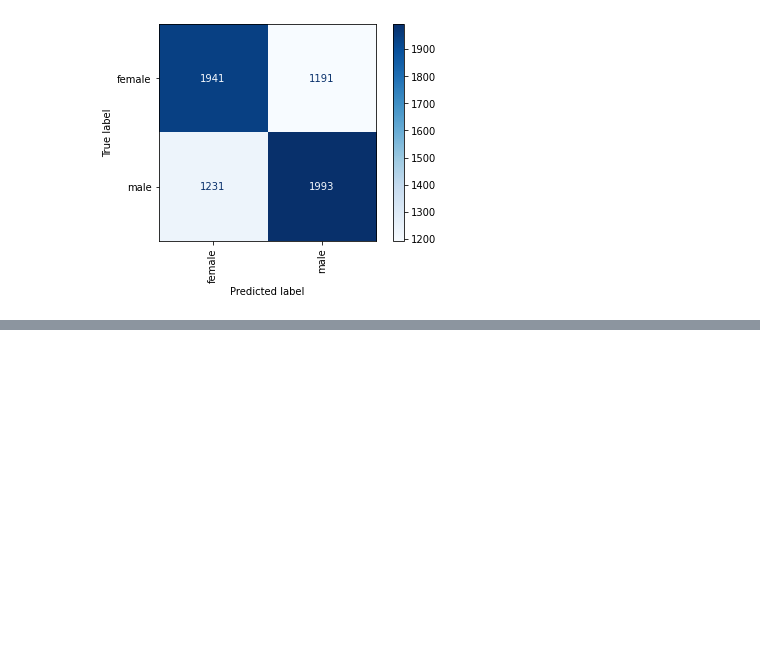
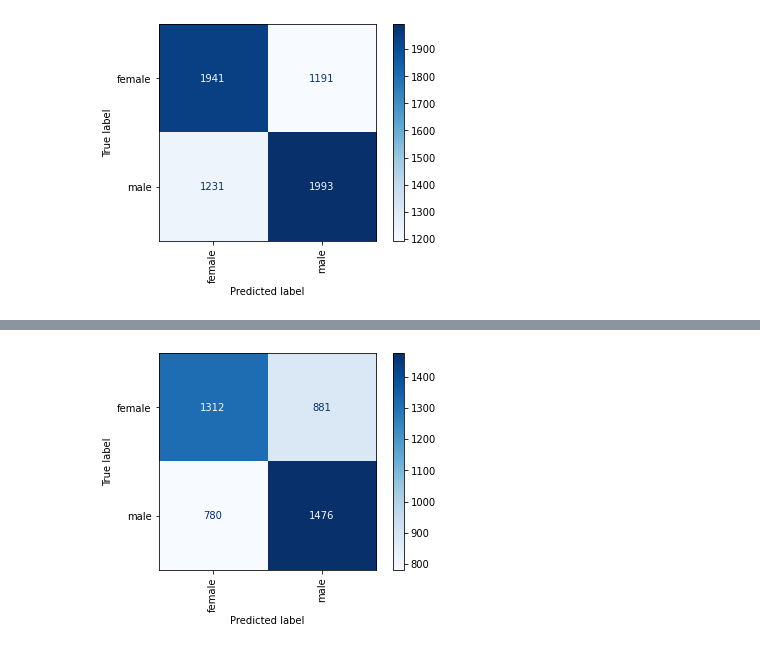
Before and after one commit to dimboump/clips-internship, a Jupyter notebook: Stylene v2/models/gender/gender_rf.ipynb, the cells around one changed output, grey strips where cells are left out. Saved outputs shown, nothing was run; the diff lists cells and outputs as text; code cells hidden in the pictures; blank space fills up the shorter version.

```diff
--- a/Stylene v2/models/gender/gender_rf.ipynb
+++ b/Stylene v2/models/gender/gender_rf.ipynb
@@ -174,0 +185,27 @@ disp.ax_.tick_params(axis='x', rotation=90);
+# %%
+ch_2grams_cv = TfidfVectorizer(analyzer='char', ngram_range=(2, 2), max_features=1000)
+ch_3grams_cv = TfidfVectorizer(analyzer='char', ngram_range=(3, 3), max_features=1000)
+wd_2grams_cv = TfidfVectorizer(analyzer='word', ngram_range=(2, 2), max_features=1000)
+wd_3grams_cv = TfidfVectorizer(analyzer='word', ngram_range=(3, 3), max_features=1000)
+
+ct = ColumnTransformer([
+    ('vect_ch_2', ch_2grams_cv, 'tokenized'),
+    ('vect_ch_3', ch_3grams_cv, 'tokenized'),
+    ('vect_wd_2', wd_2grams_cv, 'tokenized'),
+    ('vect_wd_3', wd_3grams_cv, 'tokenized'),
+], remainder='drop', n_jobs=-1)
+
+rf = RandomForestClassifier()
+
+pipe = make_pipeline(ct, rf)
+# %%
+param_grid = {
+    'randomforestclassifier__n_estimators': [1000],
+    'randomforestclassifier__max_depth': [None],
+    'randomforestclassifier__criterion': ['log_loss']
+}
+# %%
+gs_ = GridSearchCV(pipe, param_grid, cv=5, scoring='f1_macro', n_jobs=-1, refit=True, verbose=5, error_score='raise')
+
+gs_.fit(X_train, y_train)
+print(gs_.best_params_)
@@ -174,0 +215,3 @@ disp.ax_.tick_params(axis='x', rotation=90);
+# %%
+y_pred = gs_.predict(X_test)
+print(classification_report(y_test, y_pred))
@@ -174,0 +227,8 @@ disp.ax_.tick_params(axis='x', rotation=90);
+# %%
+cm = confusion_matrix(y_test, y_pred, labels=gs_.classes_)
+disp = ConfusionMatrixDisplay(confusion_matrix=cm, display_labels=gs_.classes_)
+disp.display_labels = encoded_labels
+disp.plot(cmap='Blues')
+disp.ax_.tick_params(axis='x', rotation=90);
+# %% [output]
+[figure, added]
```
Also changed, not shown: parts of 6 cells of this notebook.
